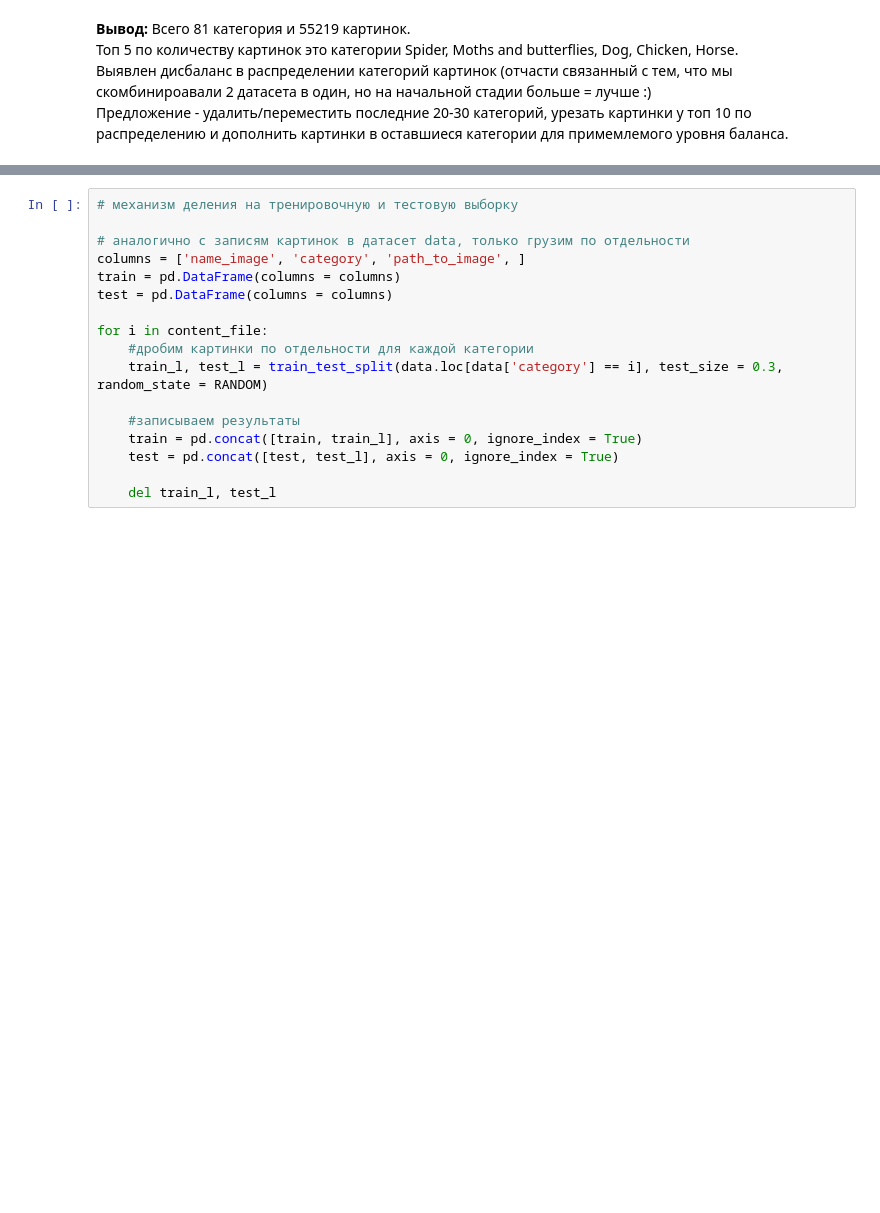
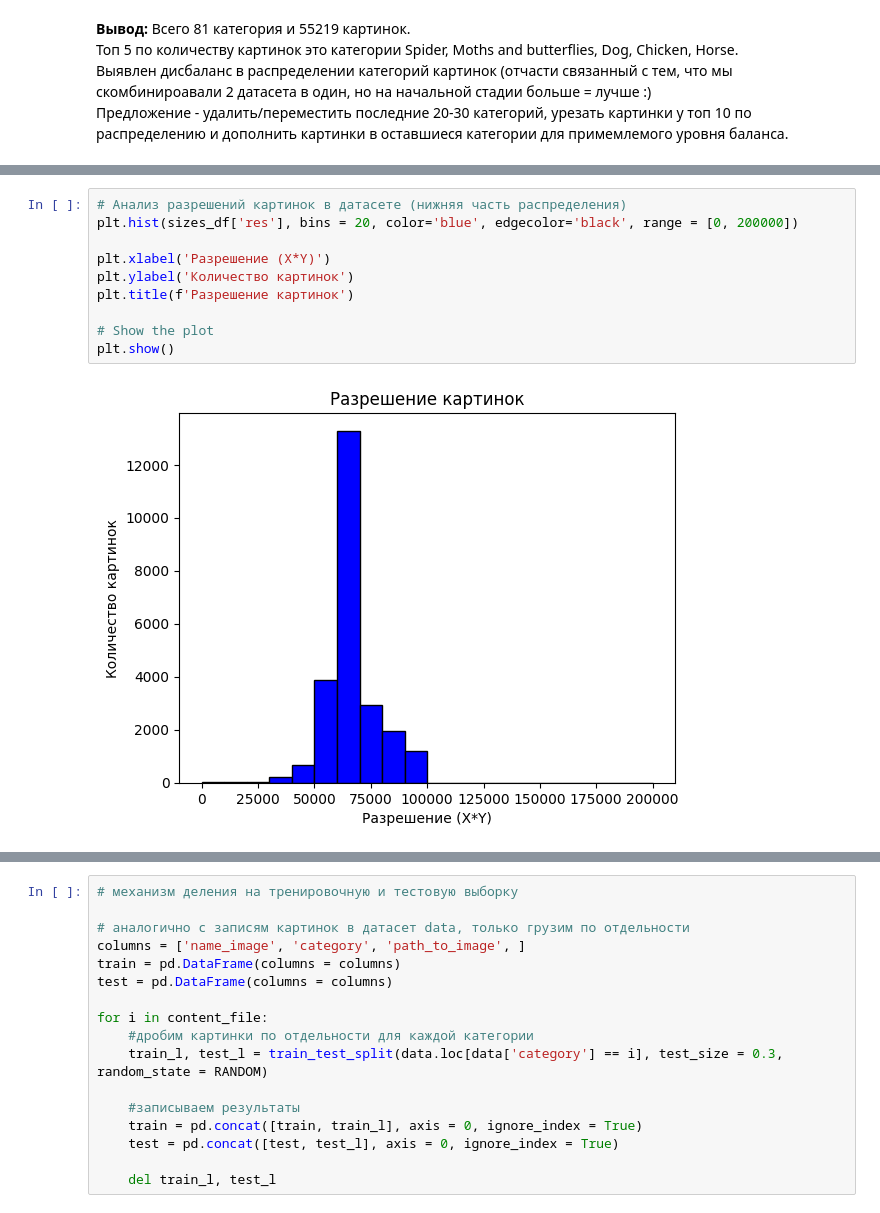
Before and after one commit to hserocks/movs_classification_2023, a Jupyter notebook: movs_classification_2023.ipynb, the cells around one changed output, grey strips where cells are left out. Cells and saved outputs as stored; diff of their text form; blank space fills up the shorter version.

```diff
--- a/movs_classification_2023.ipynb
+++ b/movs_classification_2023.ipynb
@@ -262,0 +294,12 @@ plt.show()
+# %%
+# Анализ разрешений картинок в датасете (нижняя часть распределения)
+plt.hist(sizes_df['res'], bins = 20, color='blue', edgecolor='black', range = [0, 200000])
+
+plt.xlabel('Разрешение (X*Y)')
+plt.ylabel('Количество картинок')
+plt.title(f'Разрешение картинок')
+
+# Show the plot
+plt.show()
+# %% [output]
+[figure, added]
```
Also changed, not shown: parts of 8 cells of this notebook.
